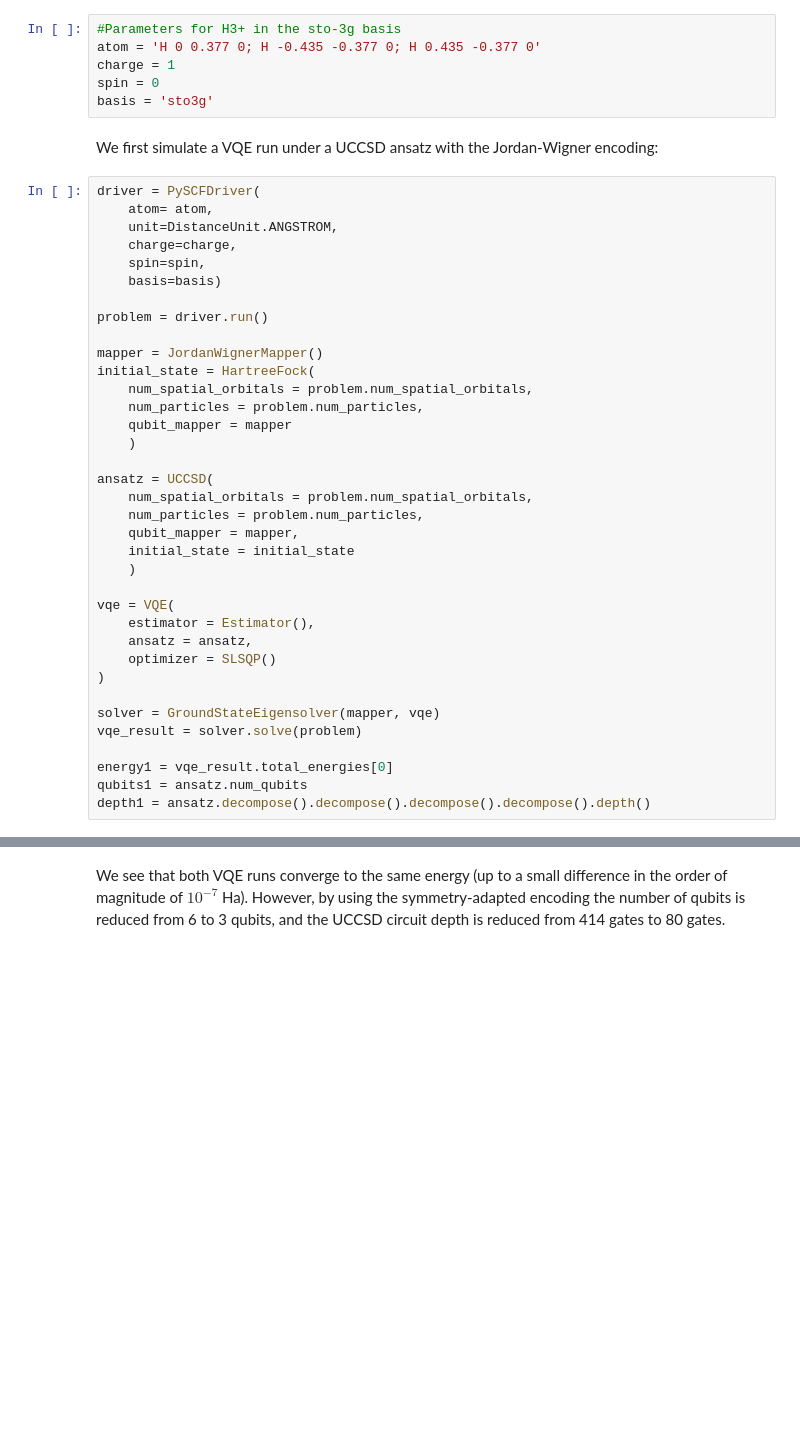
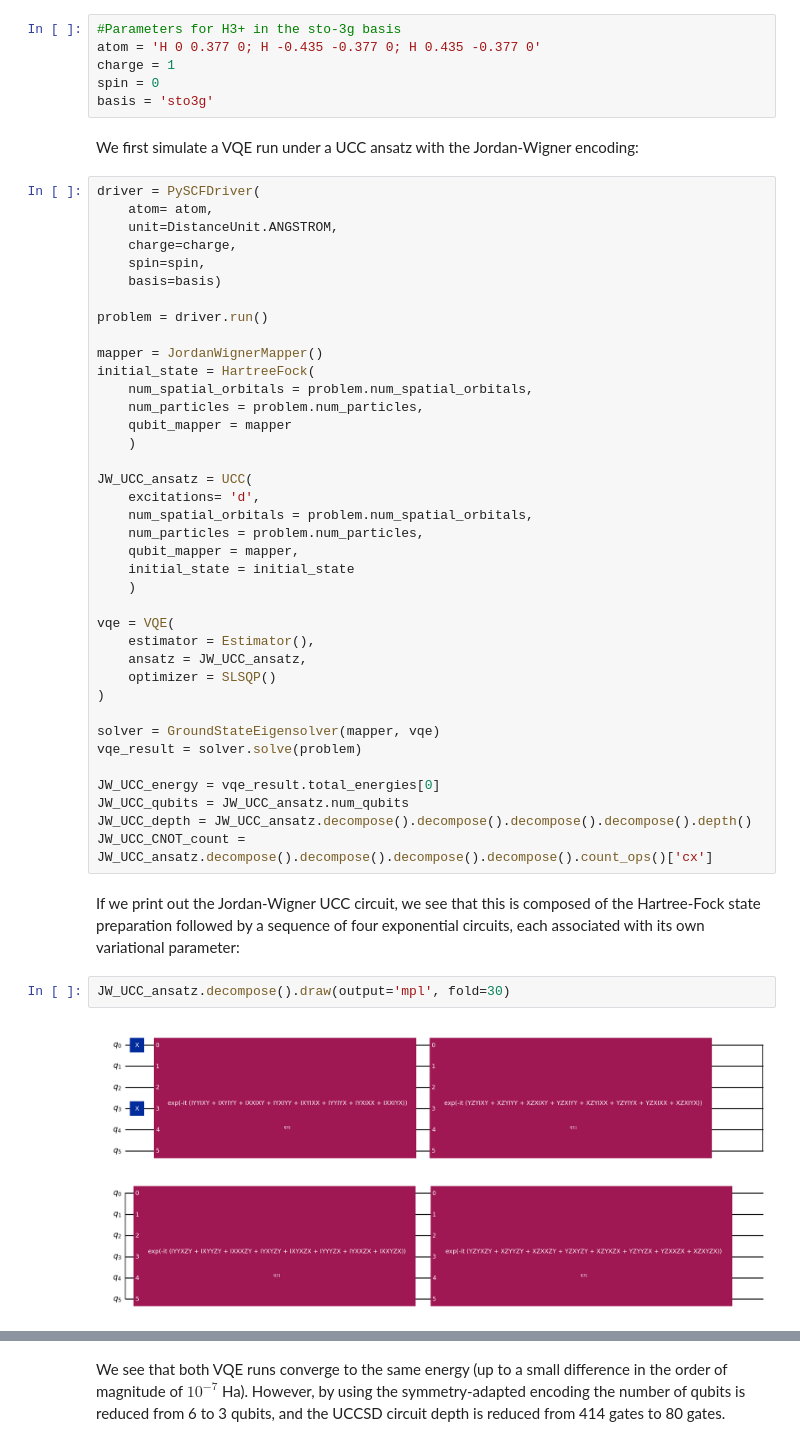
Before and after one commit to dariopicozzi/quantumsymmetry, a Jupyter notebook: docs/tutorials/05_VQE_circuits.ipynb, the cells around one changed output, grey strips where cells are left out. Drawn from its saved outputs; the diff is of its cells as text; blank space fills up the shorter version.

```diff
--- a/docs/tutorials/05_VQE_circuits.ipynb
+++ b/docs/tutorials/05_VQE_circuits.ipynb
@@ -29,7 +58,7 @@ charge = 1
 spin = 0
 basis = 'sto3g'
 # %% [markdown]
-We first simulate a VQE run under a UCCSD ansatz with the Jordan-Wigner encoding:
+We first simulate a VQE run under a UCC ansatz with the Jordan-Wigner encoding:
 # %%
 driver = PySCFDriver(
     atom= atom,
@@ -47,7 +76,8 @@ initial_state = HartreeFock(
     qubit_mapper = mapper
     )
 
-ansatz = UCCSD(
+JW_UCC_ansatz = UCC(
+    excitations= 'd',
     num_spatial_orbitals = problem.num_spatial_orbitals,
     num_particles = problem.num_particles,
     qubit_mapper = mapper,
@@ -56,13 +86,20 @@ ansatz = UCCSD(
 
 vqe = VQE(
     estimator = Estimator(),
-    ansatz = ansatz,
+    ansatz = JW_UCC_ansatz,
     optimizer = SLSQP()
 )
 
 solver = GroundStateEigensolver(mapper, vqe)
 vqe_result = solver.solve(problem)
 
-energy1 = vqe_result.total_energies[0]
-qubits1 = ansatz.num_qubits
-depth1 = ansatz.decompose().decompose().decompose().decompose().depth()
+JW_UCC_energy = vqe_result.total_energies[0]
+JW_UCC_qubits = JW_UCC_ansatz.num_qubits
+JW_UCC_depth = JW_UCC_ansatz.decompose().decompose().decompose().decompose().depth()
+JW_UCC_CNOT_count = JW_UCC_ansatz.decompose().decompose().decompose().decompose().count_ops()['cx']
+# %% [markdown]
+If we print out the Jordan-Wigner UCC circuit, we see that this is composed of the Hartree-Fock state preparation followed by a sequence of four exponential circuits, each associated with its own variational parameter:
+# %%
+JW_UCC_ansatz.decompose().draw(output='mpl', fold=30)
+# %% [output]
+[figure, added]
```
Also changed, not shown: parts of 32 cells of this notebook, 6 other files.
